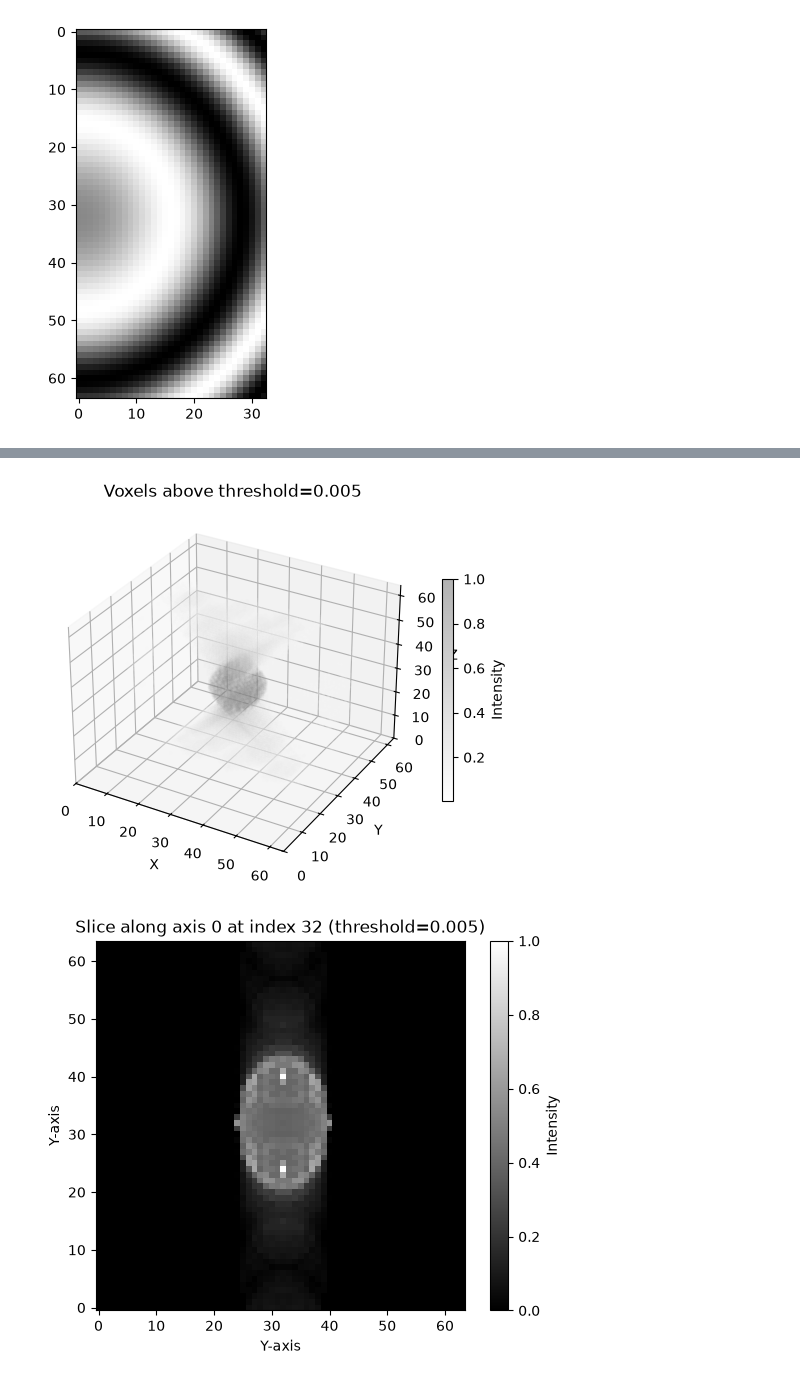
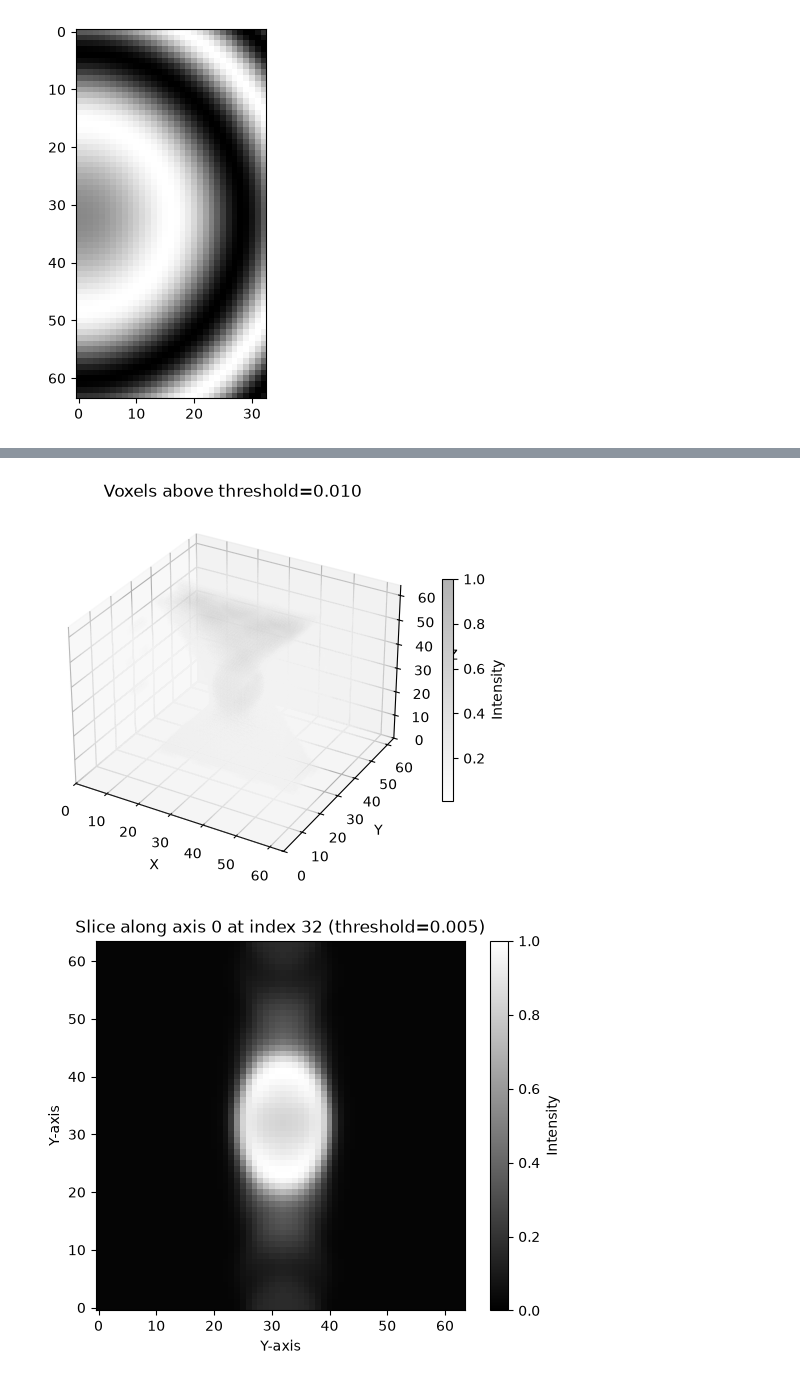
Before and after one commit to RubenMarchau/ARP, a Jupyter notebook: Simulation_missing_wedge.ipynb, the cells around one changed output, grey strips where cells are left out. Drawn from its saved outputs; the diff is of its cells as text; code cells hidden in the pictures.

```diff
--- a/Simulation_missing_wedge.ipynb
+++ b/Simulation_missing_wedge.ipynb
@@ -261,7 +281,7 @@ binary_missing_wedge = get_missing_wedge_mask(grid_size=perfect_data.shape, mw_a
 plot_3d_data(binary_missing_wedge, threshold=0.005)
 
 # create slice inserted wedge with the help of teamtomo
-_, slice_inserted_wedge = get_slice_inserted_wedge(volume_shape=perfect_data.shape, mw_angle=90, tilt_step=3, ctf_values=None, device="cpu")
+slice_inserted_wedge, _ = get_slice_inserted_wedge(volume_shape=perfect_data.shape, mw_angle=90, tilt_step=10, ctf_values=None, device="cpu")
 plot_3d_data(slice_inserted_wedge, threshold=0.005)
 
 # Insert the 2D CTF slices; the first return value is the CTF-weighted Fourier volume.
@@ -274 +294,10 @@ masks = [binary_missing_wedge, slice_inserted_wedge, d_ctf]
 [figure]
+# %%
+perfect_data_fft = torch.fft.fftshift(torch.fft.fftn(torch.Tensor(perfect_data)))
+mask_t = torch.as_tensor(binary_missing_wedge, dtype=perfect_data_fft.dtype)
+
+convolved = torch.fft.ifftn(torch.fft.ifftshift(perfect_data_fft * mask_t))
+convolved_real = convolved.real.numpy()
+
+plot_3d_data(convolved_real, threshold=0.01, percentile=95, grey_scale=True)
+plot_slice(convolved_real, axis=0, index=box_size // 2, threshold=0.005)
@@ -279,14 +311,14 @@ print((d_ctf - slice_inserted_wedge).numpy().sum())
 # %%
 # Apply fftn to sphere data
 perfect_data_fft = torch.fft.fftshift(torch.fft.fftn(torch.Tensor(perfect_data)))
 
 for mask in masks:
     mask_t = torch.as_tensor(mask, dtype=perfect_data_fft.dtype)
     convolved = torch.fft.ifftn(torch.fft.ifftshift(perfect_data_fft * mask_t))
     convolved_real = convolved.real.numpy() / np.max(convolved.real.numpy())  # Normalize to [0, 1]
 
-    plot_3d_data(convolved_real, threshold=0.005, percentile=95, grey_scale=True)
+    plot_3d_data(convolved_real, threshold=0.01, percentile=95, grey_scale=True)
     plot_slice(convolved_real, axis=0, index=box_size//2, threshold=0.005)
 # %% [output]
-[figure, old version]
+[figure, new version]
-[figure, old version]
+[figure, new version]
```
Also changed, not shown: parts of 7 cells of this notebook, 2 other files.
